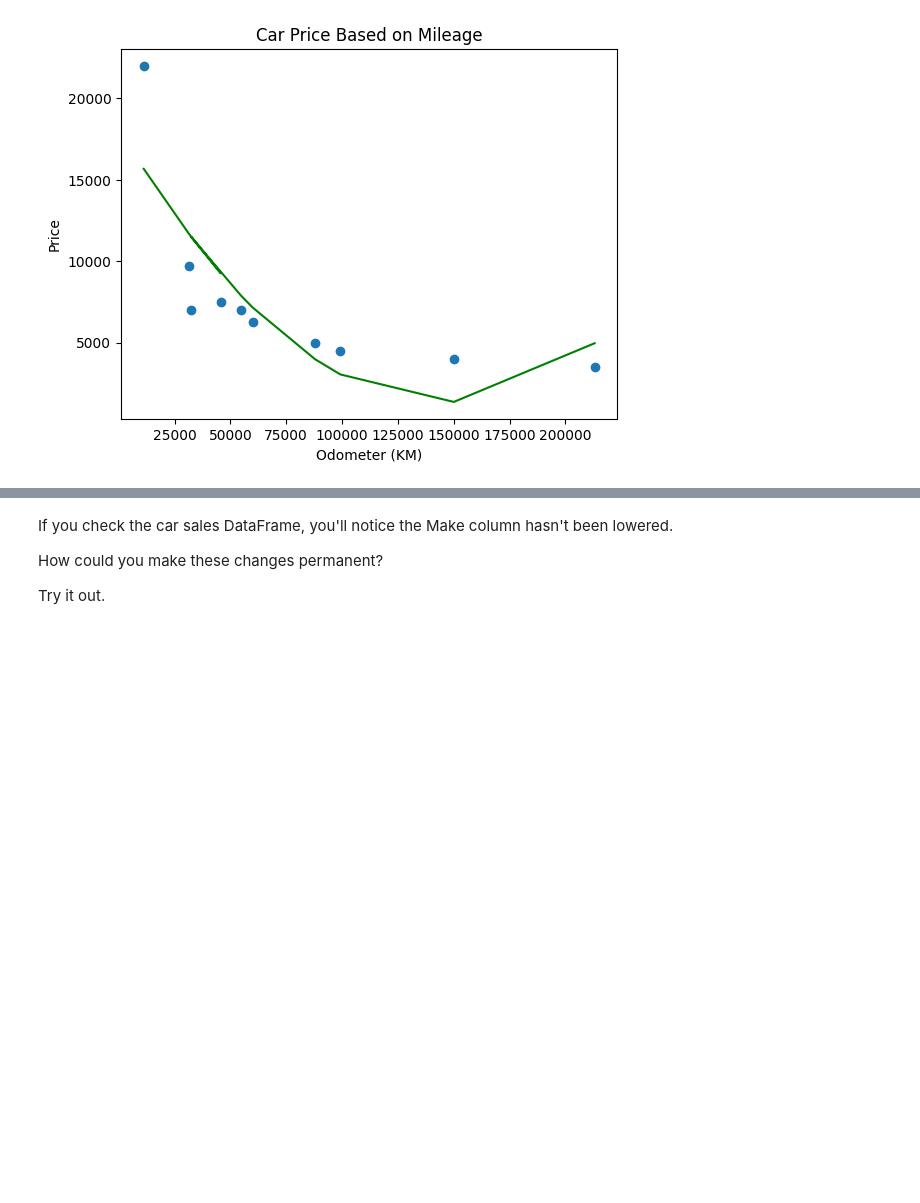
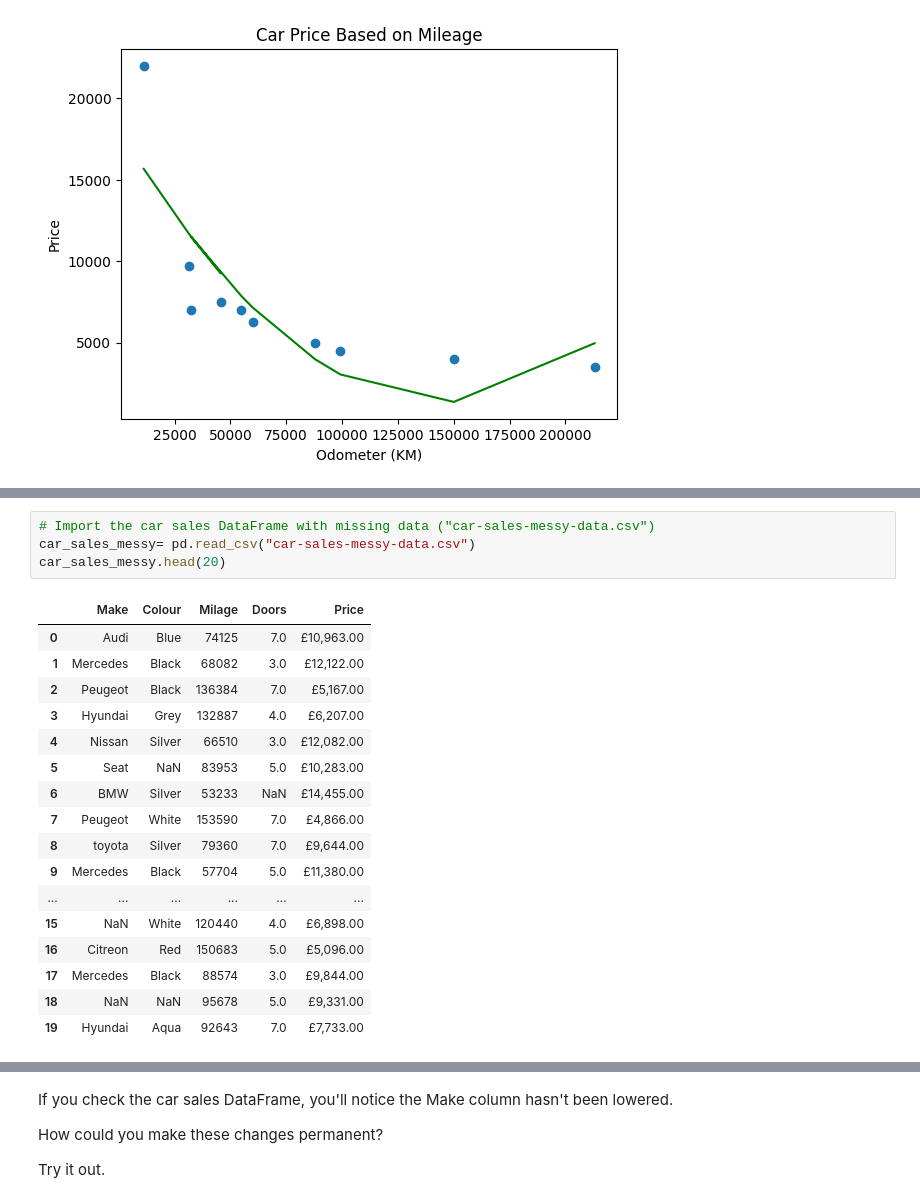
Before and after one commit to Op3yem1/AI_ML_Portfolio, a Jupyter notebook: Car Sales Prediction/car_sales_data.ipynb, the cells around one changed output, grey strips where cells are left out. Drawn from its saved outputs; the diff is of its cells as text; blank space fills up the shorter version.

```diff
--- a/Car Sales Prediction/car_sales_data.ipynb
+++ b/Car Sales Prediction/car_sales_data.ipynb
@@ -420,0 +443,22 @@ dtype('int64')
+# %%
+# Import the car sales DataFrame with missing data ("car-sales-messy-data.csv")
+car_sales_messy= pd.read_csv("car-sales-messy-data.csv")
+car_sales_messy.head(20)
+# %% [output]
+|  | Make | Colour | Milage | Doors | Price |
+| 0 | Audi | Blue | 74125 | 7.0 | £10,963.00 |
+| 1 | Mercedes | Black | 68082 | 3.0 | £12,122.00 |
+| 2 | Peugeot | Black | 136384 | 7.0 | £5,167.00 |
+| 3 | Hyundai | Grey | 132887 | 4.0 | £6,207.00 |
+| 4 | Nissan | Silver | 66510 | 3.0 | £12,082.00 |
+| 5 | Seat | NaN | 83953 | 5.0 | £10,283.00 |
+| 6 | BMW | Silver | 53233 | NaN | £14,455.00 |
+| 7 | Peugeot | White | 153590 | 7.0 | £4,866.00 |
+| 8 | toyota | Silver | 79360 | 7.0 | £9,644.00 |
+| 9 | Mercedes | Black | 57704 | 5.0 | £11,380.00 |
+| ... | ... | ... | ... | ... | ... |
+| 15 | NaN | White | 120440 | 4.0 | £6,898.00 |
+| 16 | Citreon | Red | 150683 | 5.0 | £5,096.00 |
+| 17 | Mercedes | Black | 88574 | 3.0 | £9,844.00 |
+| 18 | NaN | NaN | 95678 | 5.0 | £9,331.00 |
+| 19 | Hyundai | Aqua | 92643 | 7.0 | £7,733.00 |
```
Also changed, not shown: parts of 29 cells of this notebook.
